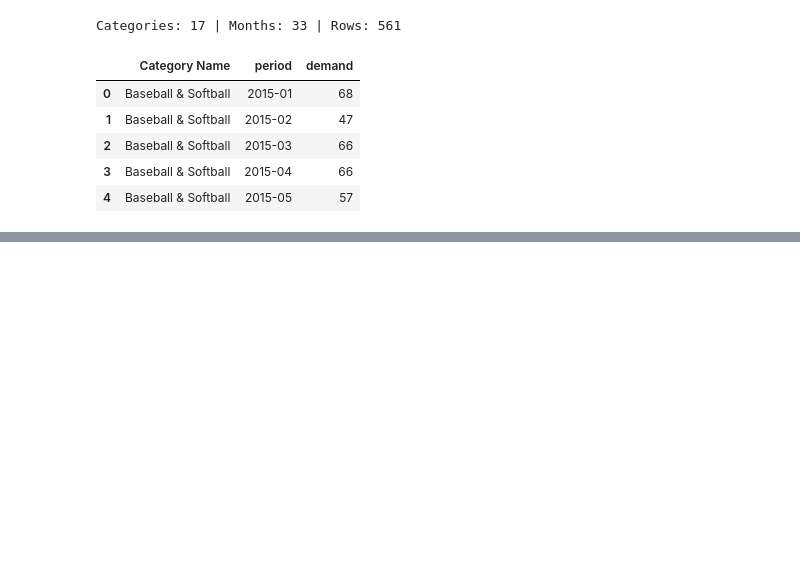
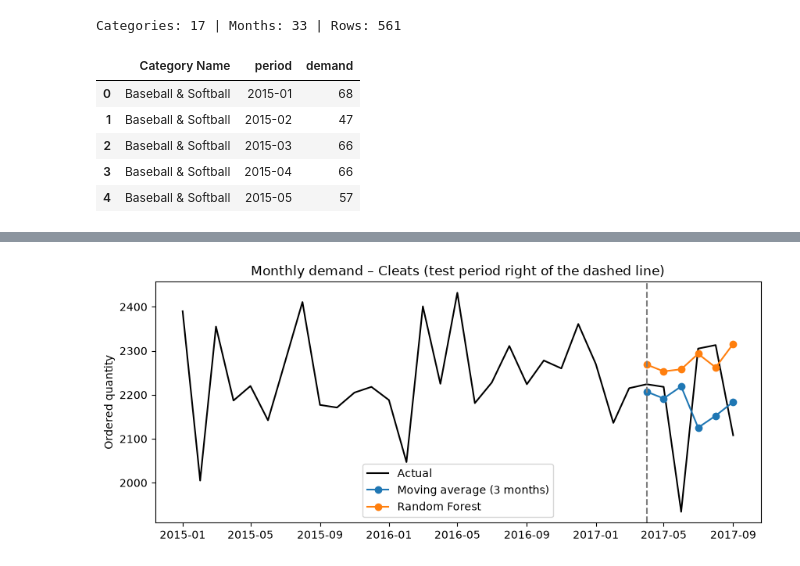
Before and after one commit to FCsabi2002/DSLab1, a Jupyter notebook: notebooks/03_demand_model.ipynb, the cells around one changed output, grey strips where cells are left out. Drawn from its saved outputs; the diff is of its cells as text; code cells hidden in the pictures; blank space fills up the shorter version.

Commit message:
Phase 0.4: honest demand forecasting with lag features and baselines

```diff
--- a/notebooks/03_demand_model.ipynb
+++ b/notebooks/03_demand_model.ipynb
@@ -80,0 +145,15 @@ Categories: 17 | Months: 33 | Rows: 561
+# %%
+size = np.where(test.groupby("Category Name")["demand"].transform("mean") >= 300,
+                "large (>=300/month)", "small (<300/month)")
+
+rows = []
+for name, p in preds.items():
+    for group in ["large (>=300/month)", "small (<300/month)"]:
+        mask = size == group
+        rows.append({"model": name, "group": group,
+                     "WAPE": regression_metrics(y_test[mask], np.asarray(p)[mask])["WAPE"]})
+
+(pd.DataFrame(rows)
+   .pivot(index="model", columns="group", values="WAPE")
+   .sort_values("large (>=300/month)")
+   .round(3))
@@ -80,0 +169,19 @@ Categories: 17 | Months: 33 | Rows: 561
+# %%
+import matplotlib.pyplot as plt
+
+cat = "Cleats"
+hist = panel[panel["Category Name"] == cat]
+mask = (test["Category Name"] == cat).values
+
+fig, ax = plt.subplots(figsize=(10, 4))
+ax.plot(hist["period"].dt.to_timestamp(), hist["demand"], label="Actual", color="black")
+for name in ["Moving average (3 months)", "Random Forest"]:
+    ax.plot(test.loc[mask, "period"].dt.to_timestamp(), np.asarray(preds[name])[mask],
+            marker="o", label=name)
+ax.axvline(TEST_START.to_timestamp(), linestyle="--", color="grey")
+ax.set_title(f"Monthly demand – {cat} (test period right of the dashed line)")
+ax.set_ylabel("Ordered quantity")
+ax.legend()
+plt.show()
+# %% [output]
+[figure, added]
```
Also changed, not shown: parts of 4 cells of this notebook, 2 other files.
